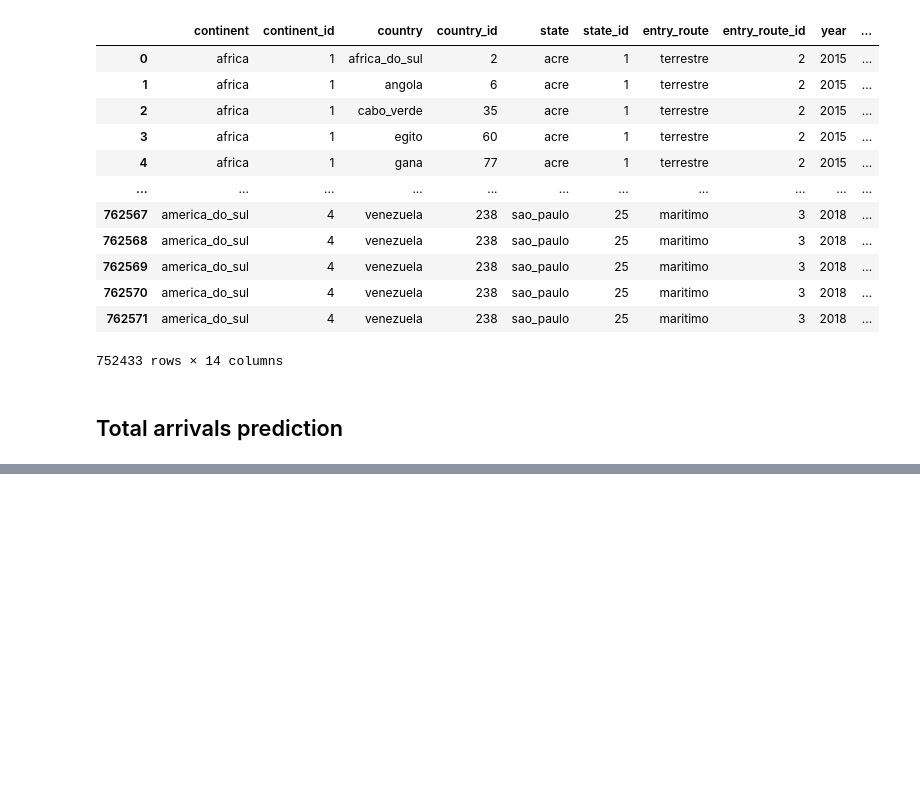
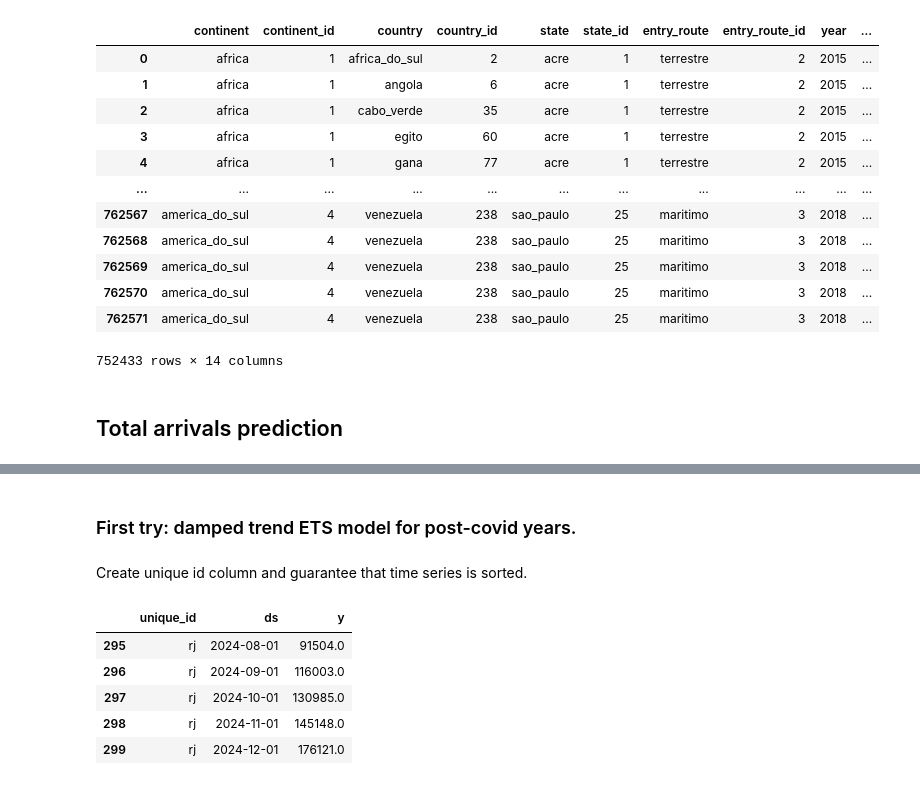
Before and after one commit to renanop/international_arrivals_time_series_forecasting, a Jupyter notebook: notebooks/modeling/aggregated_model_experimentation.ipynb, the cells around one changed output, grey strips where cells are left out. Drawn from its saved outputs; the diff is of its cells as text; code cells hidden in the pictures; blank space fills up the shorter version.

```diff
--- a/notebooks/modeling/aggregated_model_experimentation.ipynb
+++ b/notebooks/modeling/aggregated_model_experimentation.ipynb
@@ -105,0 +113,18 @@ df
+# %% [markdown]
+### First try: damped trend ETS model for post-covid years.
+# %% [markdown]
+Create unique id column and guarantee that time series is sorted.
+# %%
+df_ets = df_rj.copy()
+df_ets["unique_id"] = "rj"
+df_ets = df_ets[["unique_id", "date", "arrivals"]].sort_values(["unique_id", "date"])
+df_ets = df_ets.query("date >= '2022-01-01'") # Only post covid data
+df_ets = df_ets.rename(columns={"date":"ds", "arrivals":"y"})
+df_ets.tail()
+# %% [output]
+|  | unique_id | ds | y |
+| 295 | rj | 2024-08-01 | 91504.0 |
+| 296 | rj | 2024-09-01 | 116003.0 |
+| 297 | rj | 2024-10-01 | 130985.0 |
+| 298 | rj | 2024-11-01 | 145148.0 |
+| 299 | rj | 2024-12-01 | 176121.0 |
```
Also changed, not shown: parts of 21 cells of this notebook.
